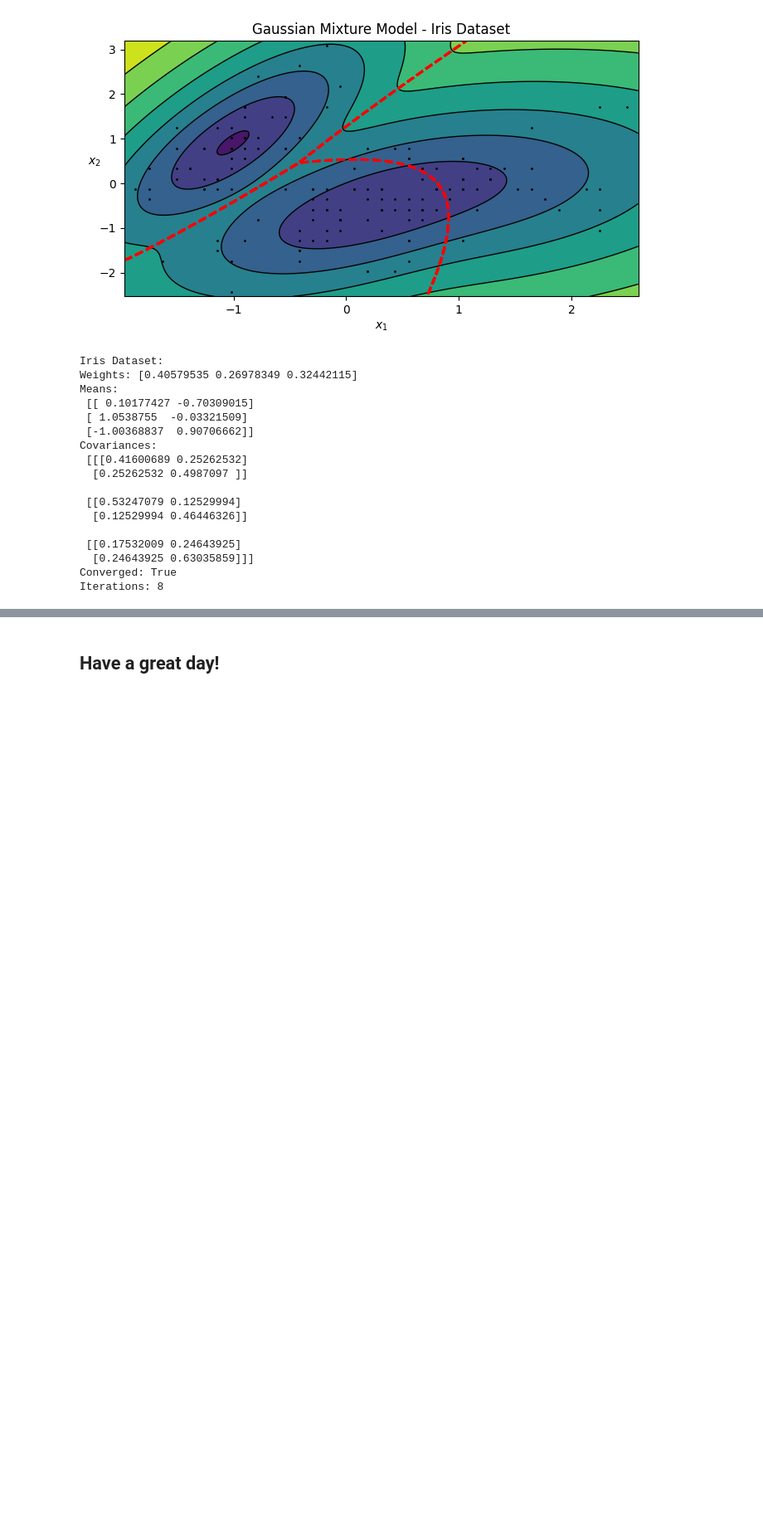
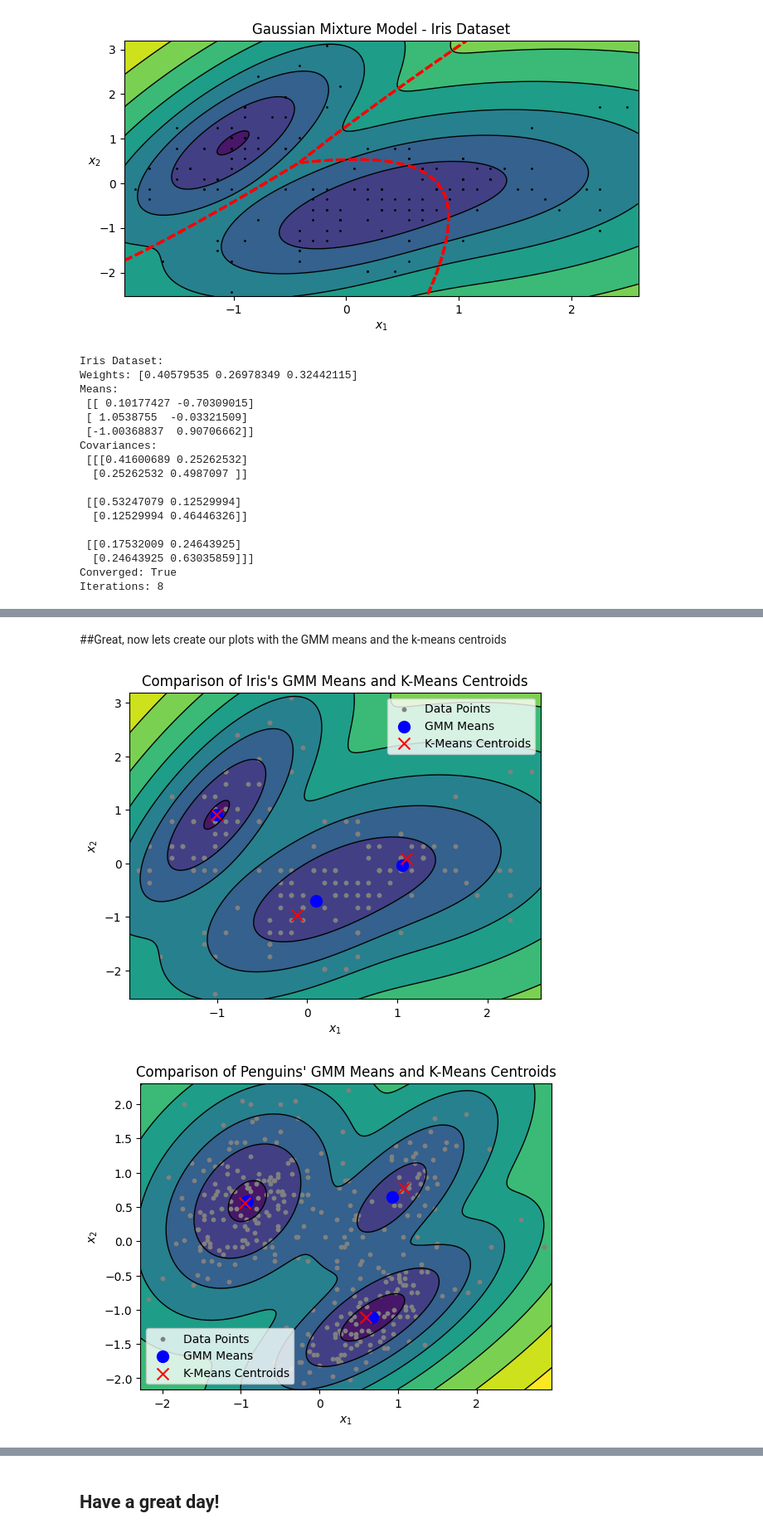
Before and after one commit to benmanjackson/CS290, a Jupyter notebook: GaussianMixtureModel.ipynb, the cells around one changed output, grey strips where cells are left out. Shown at 83% size. Saved outputs shown, nothing was run; the diff lists cells and outputs as text; code cells hidden in the pictures; blank space fills up the shorter version.

```diff
--- a/GaussianMixtureModel.ipynb
+++ b/GaussianMixtureModel.ipynb
@@ -164,0 +497,40 @@ Iterations: 8
+# %% [markdown]
+##Great, now lets create our plots with the GMM means and the k-means centroids
+# %%
+#Plotting function:
+def plot_with_gmm_kmeans(clusterer, X, kmeans_centroids, title):
+    mins = X.min(axis=0) - 0.1
+    maxs = X.max(axis=0) + 0.1
+    xx, yy = np.meshgrid(
+        np.linspace(mins[0], maxs[0], 1000),
+        np.linspace(mins[1], maxs[1], 1000)
+    )
+    Z = -clusterer.score_samples(np.c_[xx.ravel(), yy.ravel()])
+    Z = Z.reshape(xx.shape)
+
+    plt.contourf(
+        xx, yy, Z, norm=LogNorm(vmin=1.0, vmax=30.0), levels=np.logspace(0, 2, 12)
+    )
+    plt.contour(
+        xx, yy, Z, norm=LogNorm(vmin=1.0, vmax=30.0), levels=np.logspace(0, 2, 12), linewidths=1, colors="k"
+    )
+    plt.scatter(X[:, 0], X[:, 1], c='gray', s=10, label="Data Points")
+
+    # GMM means
+    plt.scatter(clusterer.means_[:, 0], clusterer.means_[:, 1], c='blue', s=100, marker='o', label="GMM Means")
+
+    # K-Means centroids
+    plt.scatter(kmeans_centroids[:, 0], kmeans_centroids[:, 1], c='red', s=100, marker='x', label="K-Means Centroids")
+
+    plt.xlabel("$x_1$")
+    plt.ylabel("$x_2$")
+    plt.legend()
+    plt.title(title)
+    plt.show()
+# %%
+#Plot:
+plot_with_gmm_kmeans(gmm_iris, X_iris, kmeans_centroids_iris, "Comparison of Iris's GMM Means and K-Means Centroids")
+plot_with_gmm_kmeans(gmm_penguins, X_penguins, kmeans_centroids_penguins, "Comparison of Penguins' GMM Means and K-Means Centroids")
+# %% [output]
+[figure, added]
+[figure, added]
```
Also changed, not shown: parts of 15 cells of this notebook.
